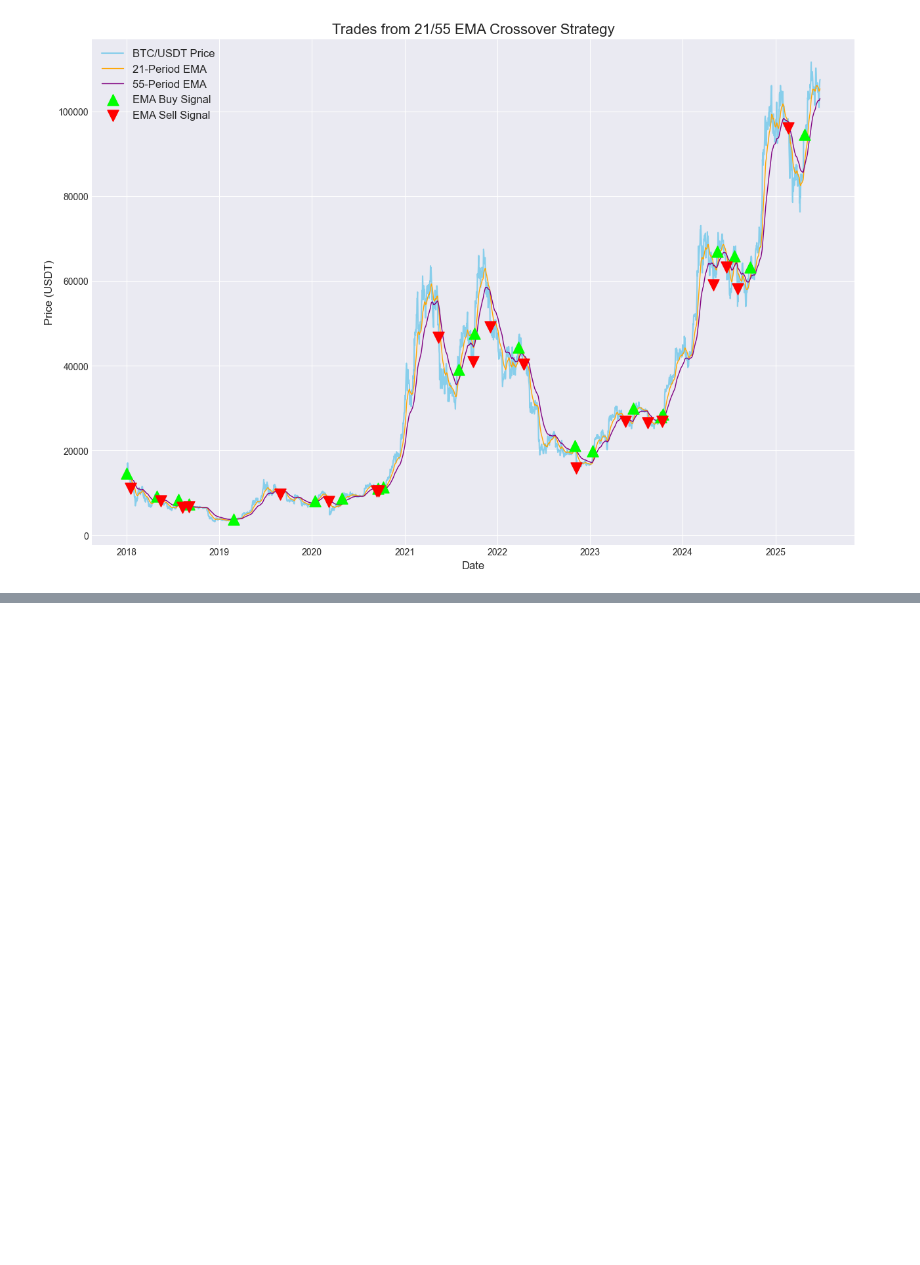
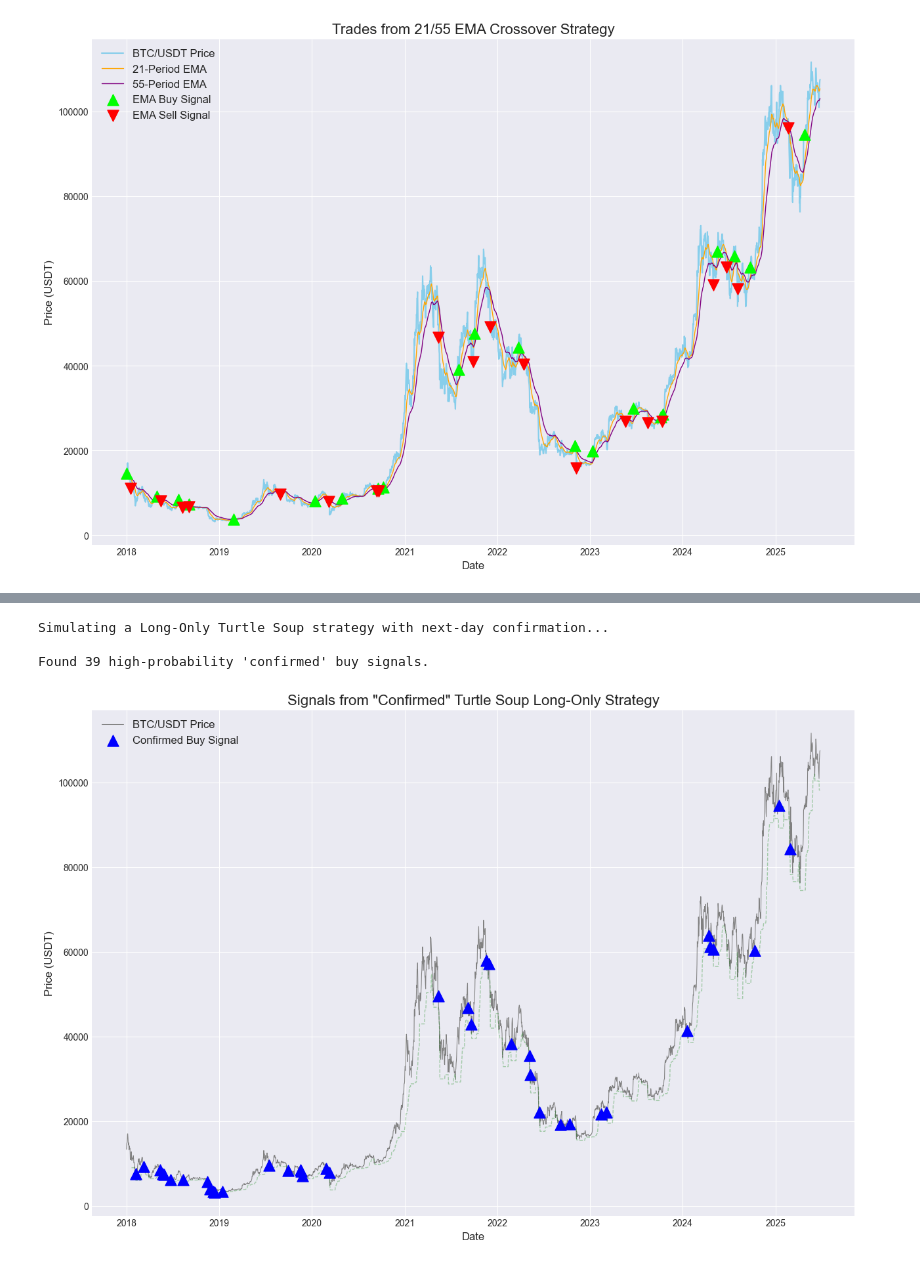
Before and after one commit to dreamflyer3/Project-phoenix, a Jupyter notebook: 01-Baseline-Strategy-Analysis.ipynb, the cells around one changed output, grey strips where cells are left out. Drawn from its saved outputs; the diff is of its cells as text; code cells hidden in the pictures; blank space fills up the shorter version.

```diff
--- a/01-Baseline-Strategy-Analysis.ipynb
+++ b/01-Baseline-Strategy-Analysis.ipynb
@@ -372,0 +466,41 @@ Creating plot for EMA Crossover Strategy...
+# %%
+# --- Researching a "Confirmed" Turtle Soup Long-Only Strategy ---
+print("Simulating a Long-Only Turtle Soup strategy with next-day confirmation...")
+
+# 1. Define the "Setup" condition (happens on the previous day)
+# We use .shift(1) to look at the setup on the prior day's bar
+setup_condition = (data['low'].shift(1) < data['lower_channel'].shift(1)) & \
+                  (data['close'].shift(1) > data['lower_channel'].shift(1))
+
+# 2. Define the "Trigger" condition (happens on the current day)
+trigger_condition = data['open'] > data['close'].shift(1)
+
+# 3. The final signal is when BOTH conditions are true
+confirmed_buy_signals = data.loc[setup_condition & trigger_condition]
+
+
+# 4. Create the plot
+print(f"\nFound {len(confirmed_buy_signals)} high-probability 'confirmed' buy signals.")
+
+fig, ax = plt.subplots(figsize=(15, 10))
+
+# Plot price and the channels
+ax.plot(data.index, data['close'], label='BTC/USDT Price', color='gray', linewidth=0.75)
+ax.plot(data.index, data['lower_channel'], color='green', linestyle='--', linewidth=1, alpha=0.3)
+
+# Plot only the new, confirmed buy signals
+ax.scatter(confirmed_buy_signals.index,
+           confirmed_buy_signals['open'], # The signal occurs at the open price
+           label='Confirmed Buy Signal', marker='^', color='blue', s=150, alpha=1, zorder=3)
+
+# 5. Finalize the plot
+ax.set_title('Signals from "Confirmed" Turtle Soup Long-Only Strategy', fontsize=16)
+ax.set_xlabel('Date', fontsize=12)
+ax.set_ylabel('Price (USDT)', fontsize=12)
+ax.legend(fontsize=12)
+plt.show()
+# %% [output]
+Simulating a Long-Only Turtle Soup strategy with next-day confirmation...
+
+Found 39 high-probability 'confirmed' buy signals.
+[figure, added]
```
Also changed, not shown: parts of 4 cells of this notebook, 4 other files.
